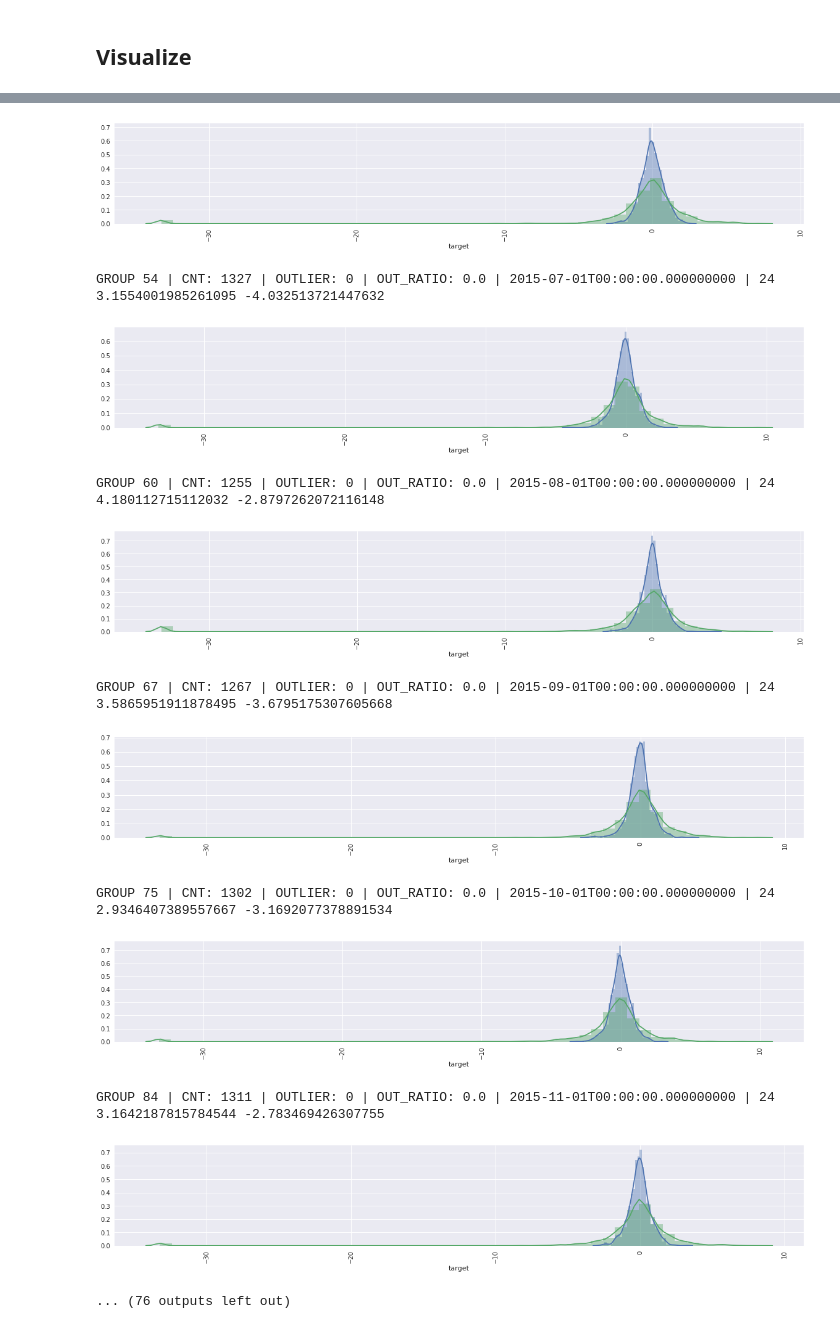
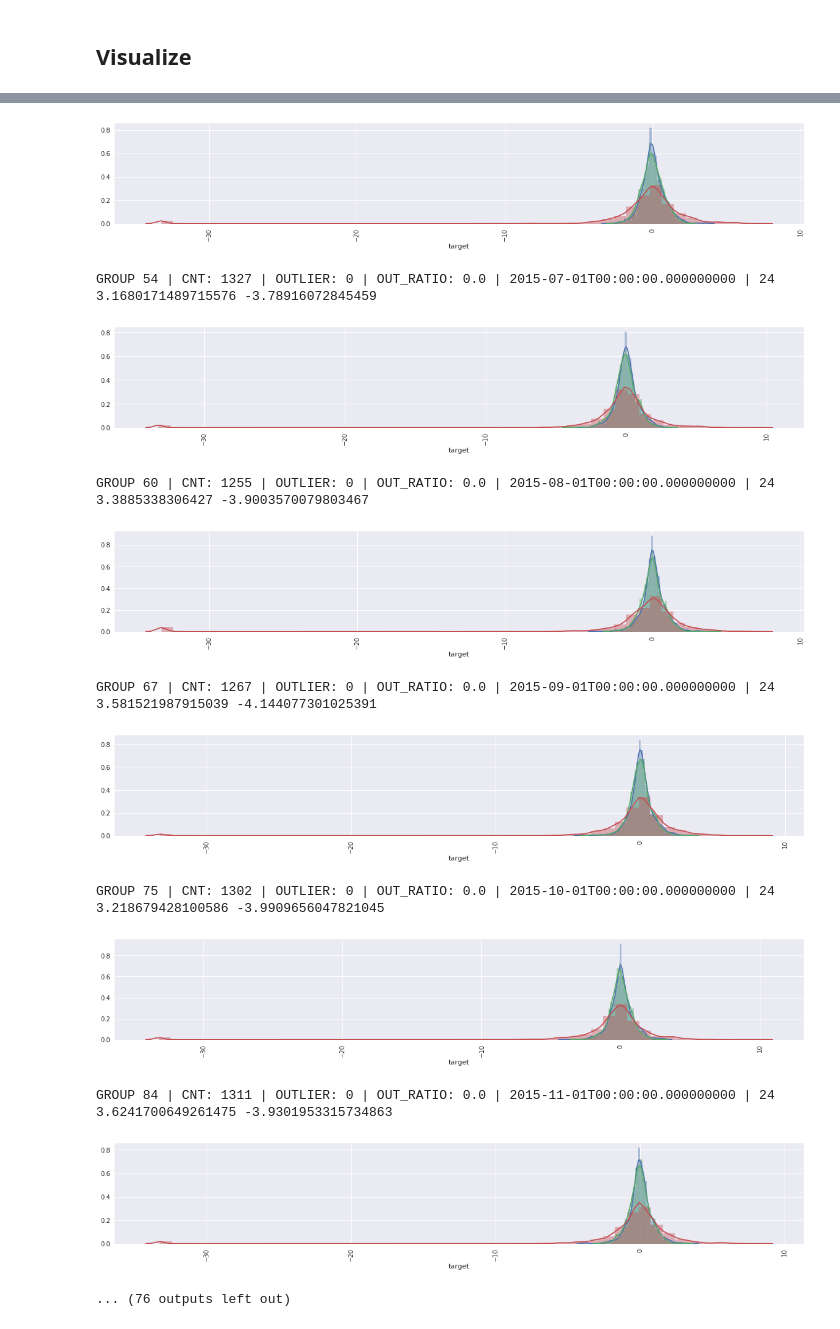
Before and after one commit to Chestnut1999/Elo-Recommendation-23place, a Jupyter notebook: jpy/231_elo_fam_term_lift.ipynb, the cells around one changed output, grey strips where cells are left out. Cells and saved outputs as stored; diff of their text form; code cells hidden in the pictures.

```diff
--- a/jpy/231_elo_fam_term_lift.ipynb
+++ b/jpy/231_elo_fam_term_lift.ipynb
@@ -323,8 +323,9 @@ fam_term['group'] = np.arange(len(fam_term))+1
 train_test = train_test.merge(fam_term, on=[fam, col_term], how='inner')
 train = train_test[~train_test[target].isnull()].set_index(key)
 
-# train['pred'] = utils.read_pkl_gzip('../stack/0206_125_stack_lgb_lr0.01_235feats_10seed_70leaves_iter1164_OUT29.8269_CV3-6215750935280235_LB.gz').set_index(key)['pred_mean']
-train['pred'] = utils.read_pkl_gzip('../stack/0207_200_stack_lgb_lr0.01_235feats_10seed_70leaves_iter1870_OUT0_CV1-5500865669760113_LB.gz').set_index(key)['pred_mean']
+# train['pred'] = utils.read_pkl_gzip('../stack/0207_200_stack_lgb_lr0.01_235feats_10seed_70leaves_iter1870_OUT0_CV1-5500865669760113_LB.gz').set_index(key)['pred_mean']
+train['pred'] = utils.read_pkl_gzip('../out_ensemble/0211_020_elo_NN_stack_E1_linear1_235feat_const1_lr0.001_batch128_epoch30_CV1.5006922746209812.gz').set_index(key)['prediction']
+train['pred_2'] = utils.read_pkl_gzip('../stack/0207_200_stack_lgb_lr0.01_235feats_10seed_70leaves_iter1870_OUT0_CV1-5500865669760113_LB.gz').set_index(key)['pred_mean']
 target = 'pred'
 
 import matplotlib.pyplot as plt
@@ -346,7 +347,8 @@ for i in group_list:
     print(f"GROUP {i} | CNT: {cnt} | OUTLIER: {out_cnt} | OUT_RATIO: {np.round(out_cnt/cnt, 3)} | {tmp[fam].values[0]} | {tmp[col_term].values[0]}")
     print(tmp[target].max(), tmp[target].min())
     plt.figure(figsize=(20, 3))
-    sns.distplot(a=tmp[target].dropna())
+    sns.distplot(a=tmp['pred'].dropna())
+    sns.distplot(a=tmp['pred_2'].dropna())
     sns.distplot(a=tmp['target'])
     plt.xticks(rotation=90)
     plt.show()
@@ -356,17 +358,17 @@ GROUP 49 | CNT: 1065 | OUTLIER: 0 | OUT_RATIO: 0.0 | 2015-06-01T00:00:00.0000000
-[figure, old version]
+[figure, new version]
 GROUP 54 | CNT: 1327 | OUTLIER: 0 | OUT_RATIO: 0.0 | 2015-07-01T00:00:00.000000000 | 24
-3.1554001985261095 -4.032513721447632
+3.1680171489715576 -3.78916072845459
-[figure, old version]
+[figure, new version]
 GROUP 60 | CNT: 1255 | OUTLIER: 0 | OUT_RATIO: 0.0 | 2015-08-01T00:00:00.000000000 | 24
-4.180112715112032 -2.8797262072116148
+3.3885338306427 -3.9003570079803467
-[figure, old version]
+[figure, new version]
 GROUP 67 | CNT: 1267 | OUTLIER: 0 | OUT_RATIO: 0.0 | 2015-09-01T00:00:00.000000000 | 24
-3.5865951911878495 -3.6795175307605668
+3.581521987915039 -4.144077301025391
-[figure, old version]
+[figure, new version]
 GROUP 75 | CNT: 1302 | OUTLIER: 0 | OUT_RATIO: 0.0 | 2015-10-01T00:00:00.000000000 | 24
-2.9346407389557667 -3.1692077378891534
+3.218679428100586 -3.9909656047821045
-[figure, old version]
+[figure, new version]
 GROUP 84 | CNT: 1311 | OUTLIER: 0 | OUT_RATIO: 0.0 | 2015-11-01T00:00:00.000000000 | 24
-3.1642187815784544 -2.783469426307755
+3.6241700649261475 -3.9301953315734863
-[figure, old version]
+[figure, new version]
 ... (76 outputs left out)
```
Also changed, not shown: parts of 2 cells of this notebook, 5 other files.
